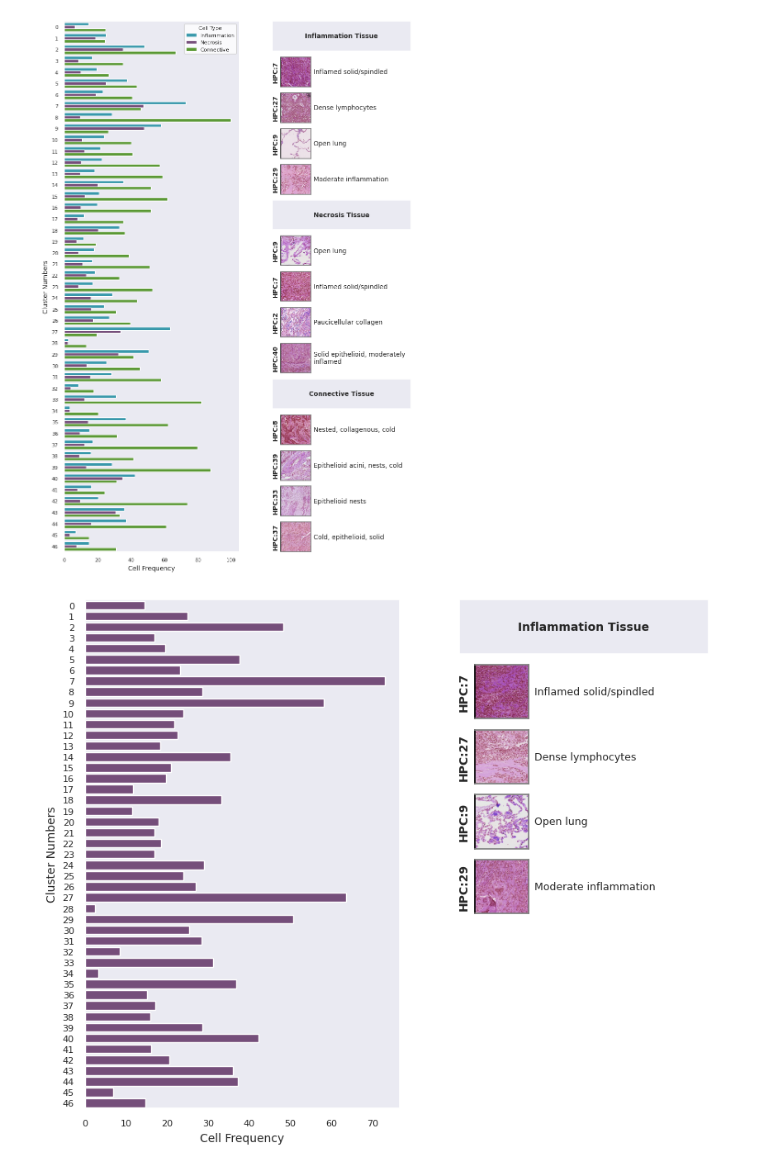
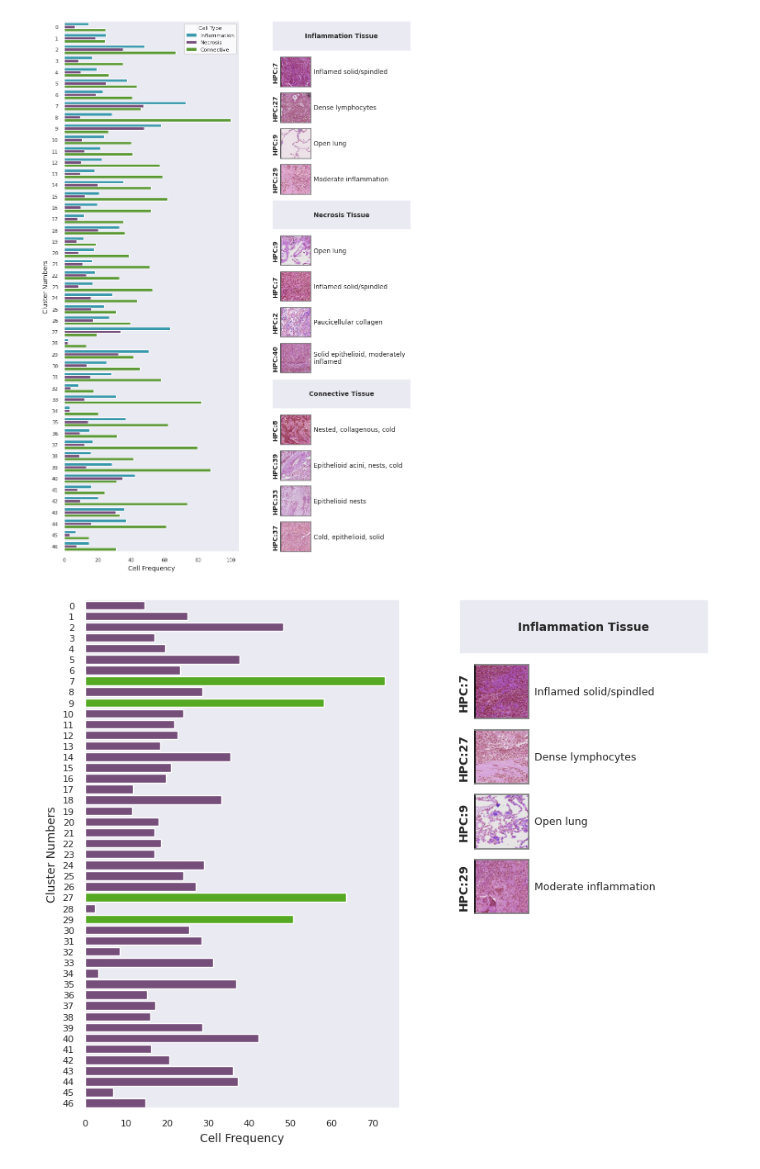
Before and after one commit to FarzanehSeyedshahi/Histomorphological-Phenotype-Learning, a Jupyter notebook: workflow/hovernet.ipynb, the cells around one changed output. Saved outputs shown, nothing was run; the diff lists cells and outputs as text; code cells hidden in the pictures.

Commit message:
adding the image tile legends

```diff
--- a/workflow/hovernet.ipynb
+++ b/workflow/hovernet.ipynb
@@ -333,9 +333,18 @@ ncol, nrow = 10, 8
 fig = plt.figure(figsize=(ncol, nrow))
 gs = fig.add_gridspec(nrow, ncol)
 j = 5
+im_list = im_list_dict['mean_inflammation']
+hpc_list = [int(im_list[i][1]) for i in range(0,len(im_list))]
+
+
+
 ax = fig.add_subplot(gs[0:15,0:j])
 sns.set_theme(style="whitegrid")
 ax = sns.barplot(y='leiden_2.0', x="mean_inflammation",data=temp, orient='h', color='#7b4682', ax=ax)
+
+# change the color of three specific clusters
+for ind in hpc_list:
+    ax.patches[ind].set_facecolor("#56a923")
 ax.tick_params(labelsize=8)
 ax.set_xlabel("Cell Frequency",fontsize=10)
 ax.set_ylabel("Cluster Numbers",fontsize=10)
@@ -344,11 +353,8 @@ ax.set_ylabel("Cluster Numbers",fontsize=10)
 import textwrap
 sns.set_style("dark")
 annotations = pd.read_csv('{}/files/meso_annotations_750K.csv'.format(main_path), index_col=0).reset_index()
-
-im_list = im_list_dict['mean_inflammation']
 title = 'Inflammation Tissue'
 i = 0
-
 ax = fig.add_subplot(gs[i,j+1:])
 ax.set(xticks=[], yticks=[])
 ax.text(.5, 0.5, textwrap.fill(title, 30), fontsize=10, ha='center', va='center', weight='bold')
@@ -357,31 +363,31 @@ ax.set_position([pos.x0-.02, pos.y0, pos.width, pos.height])
 i += 1
 
 for (image, cluster_number) in im_list:
 
     ax = fig.add_subplot(gs[i, j:])
     if image is not None:
         ax.imshow(image)
     else:
         cluster_number = cluster_number.split('_')[0]
     ax.set(xticks=[], yticks=[])
     i += 1
 
     ax.set_ylabel('HPC:{}'.format(cluster_number), fontdict=dict(weight='bold', size=10))
     ax.set_axis_on()
     ax.spines['left'].set_color('black')
     ax.spines['right'].set_color('gray')
     ax.spines['top'].set_color('gray')
     ax.spines['bottom'].set_color('gray')
     pos = ax.get_position()
     ax.set_position([pos.x0-.08, pos.y0, pos.width, pos.height])
 
 
     annotation_text = textwrap.fill(annotations[annotations['HPC']==int(cluster_number)]['Summary'].values[0], 30)
     label_text = annotation_text
     ax.text(1.1, .5, label_text,
                 transform=ax.transAxes,
                 horizontalalignment="left", verticalalignment="center", size="9" )
 plt.show()
 fig.savefig('{}/inflammation_tissue.png'.format(figure_path))
 # %% [output]
-[figure, old version]
+[figure, new version]
```
